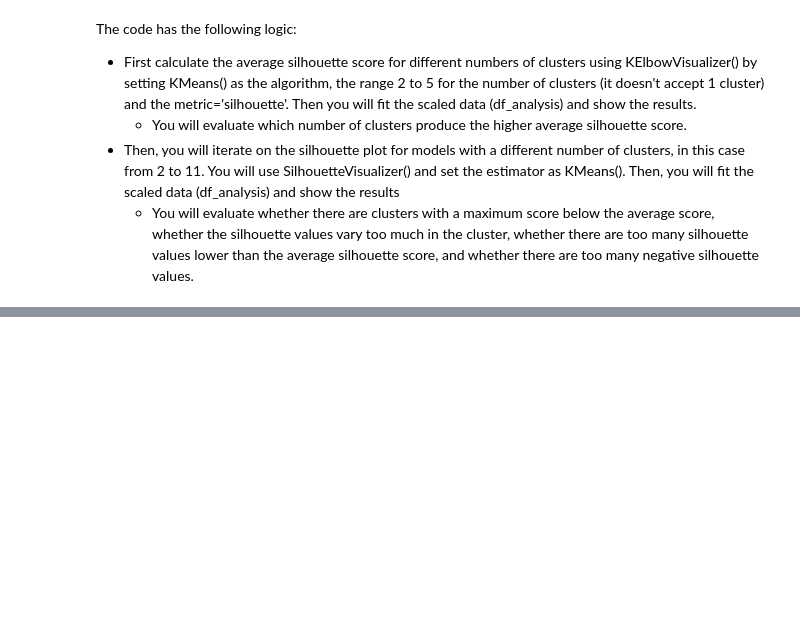
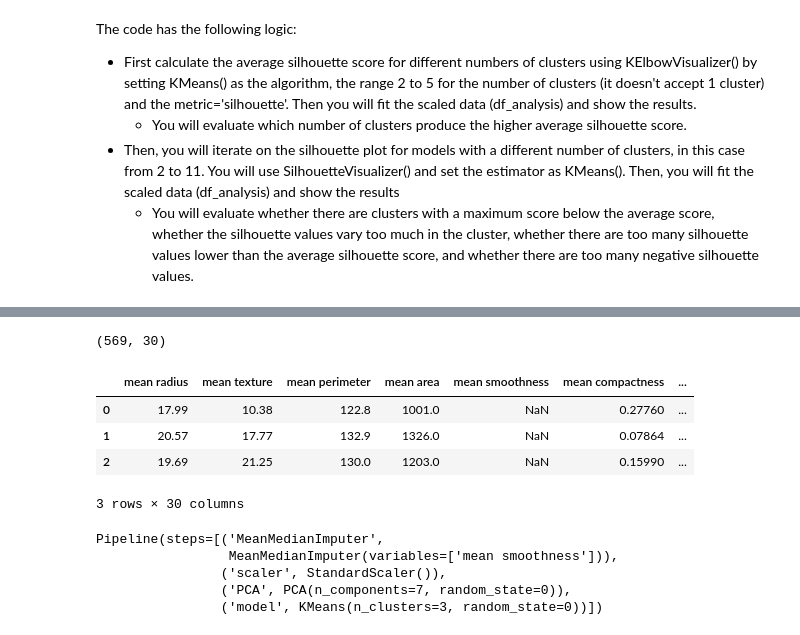
Before and after one commit to Mikeecee1/ML_practice, a Jupyter notebook: jupyter_notebooks/ML_cluster.ipynb, the cells around one changed output, grey strips where cells are left out. Cells and saved outputs as stored; diff of their text form; code cells hidden in the pictures; blank space fills up the shorter version.

```diff
--- a/jupyter_notebooks/ML_cluster.ipynb
+++ b/jupyter_notebooks/ML_cluster.ipynb
@@ -381,0 +396,22 @@ IndentationError: expected an indented block after 'try' statement on line 2 (55
+# %%
+#create a copy of the data for training
+X = df.copy()
+print(X.shape)
+X.head(3)
+# %% [output]
+(569, 30)
+|  | mean radius | mean texture | mean perimeter | mean area | mean smoothness | mean compactness | ... |
+| 0 | 17.99 | 10.38 | 122.8 | 1001.0 | NaN | 0.27760 | ... |
+| 1 | 20.57 | 17.77 | 132.9 | 1326.0 | NaN | 0.07864 | ... |
+| 2 | 19.69 | 21.25 | 130.0 | 1203.0 | NaN | 0.15990 | ... |
+3 rows × 30 columns
+# %%
+#fit the pipeline to the data
+pipeline_cluster = PipelineCluster()
+pipeline_cluster.fit(X)
+# %% [output]
+Pipeline(steps=[('MeanMedianImputer',
+                 MeanMedianImputer(variables=['mean smoothness'])),
+                ('scaler', StandardScaler()),
+                ('PCA', PCA(n_components=7, random_state=0)),
+                ('model', KMeans(n_clusters=3, random_state=0))])
```
Also changed, not shown: parts of 26 cells of this notebook, 1 other file.
